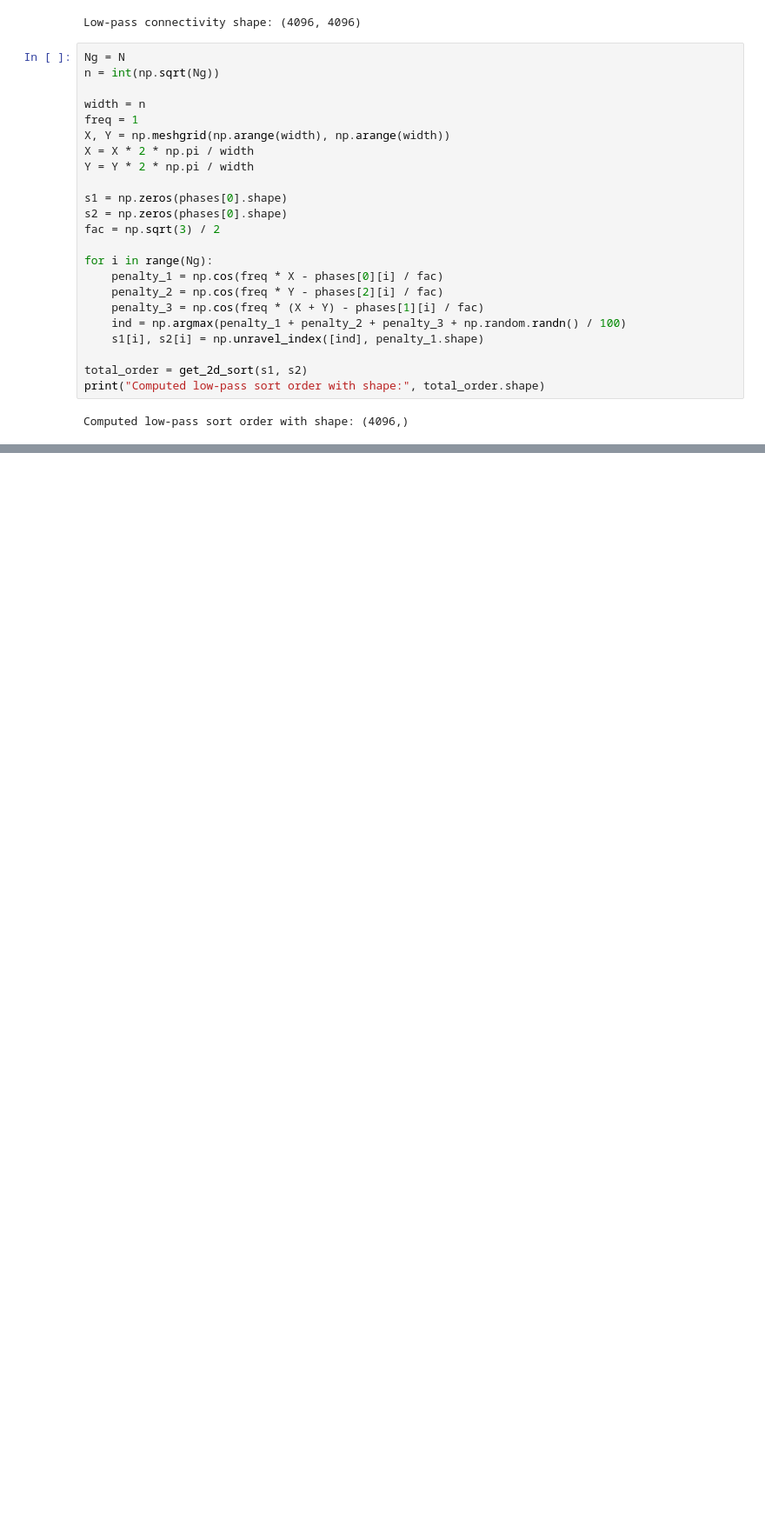
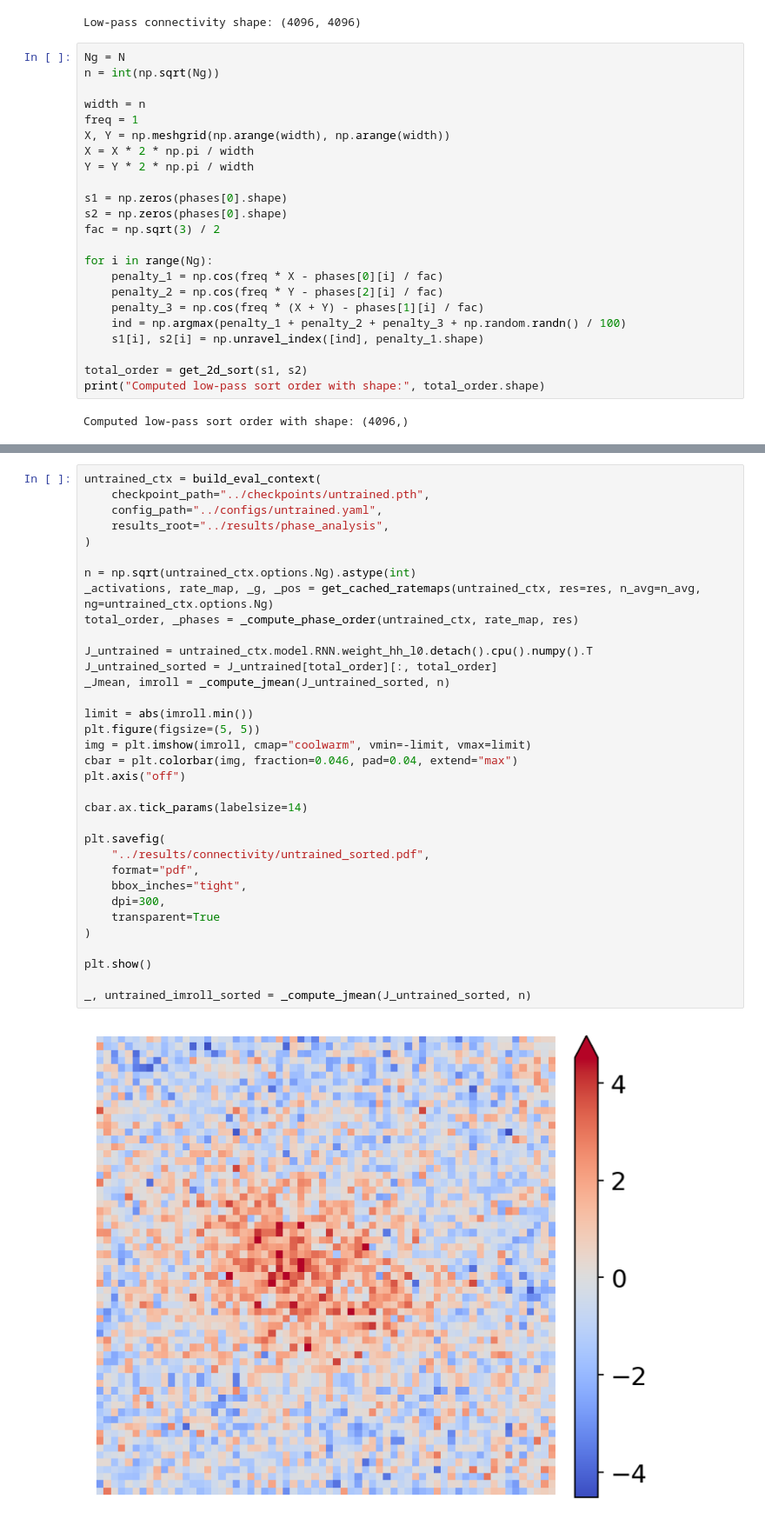
Before and after one commit to murtylab/grid-pattern-formation, a Jupyter notebook: notebooks/low_pass.ipynb, the cells around one changed output, grey strips where cells are left out. Shown at 87% size. Drawn from its saved outputs; the diff is of its cells as text; blank space fills up the shorter version.

```diff
--- a/notebooks/low_pass.ipynb
+++ b/notebooks/low_pass.ipynb
@@ -274,3 +309,39 @@ Topoloss grid scores
+# %%
+untrained_ctx = build_eval_context(
+    checkpoint_path="../checkpoints/untrained.pth",
+    config_path="../configs/untrained.yaml",
+    results_root="../results/phase_analysis",
+)
+
+n = np.sqrt(untrained_ctx.options.Ng).astype(int)
+_activations, rate_map, _g, _pos = get_cached_ratemaps(untrained_ctx, res=res, n_avg=n_avg, ng=untrained_ctx.options.Ng)
+total_order, _phases = _compute_phase_order(untrained_ctx, rate_map, res)
+
+J_untrained = untrained_ctx.model.RNN.weight_hh_l0.detach().cpu().numpy().T
+J_untrained_sorted = J_untrained[total_order][:, total_order]
+_Jmean, imroll = _compute_jmean(J_untrained_sorted, n)
+
+limit = abs(imroll.min())
+plt.figure(figsize=(5, 5))
+img = plt.imshow(imroll, cmap="coolwarm", vmin=-limit, vmax=limit)
+cbar = plt.colorbar(img, fraction=0.046, pad=0.04, extend="max")
+plt.axis("off")
+
+cbar.ax.tick_params(labelsize=14)
+
+plt.savefig(
+    "../results/connectivity/untrained_sorted.pdf",
+    format="pdf",
+    bbox_inches="tight",
+    dpi=300,
+    transparent=True
+)
+
+plt.show()
+
+_, untrained_imroll_sorted = _compute_jmean(J_untrained_sorted, n)
+# %% [output]
+[figure, added]
 # %%
 mid = n // 2
 slice_sorted_lp = Jmean_lp_sorted[mid, :]
```
Also changed, not shown: parts of 11 cells of this notebook.
